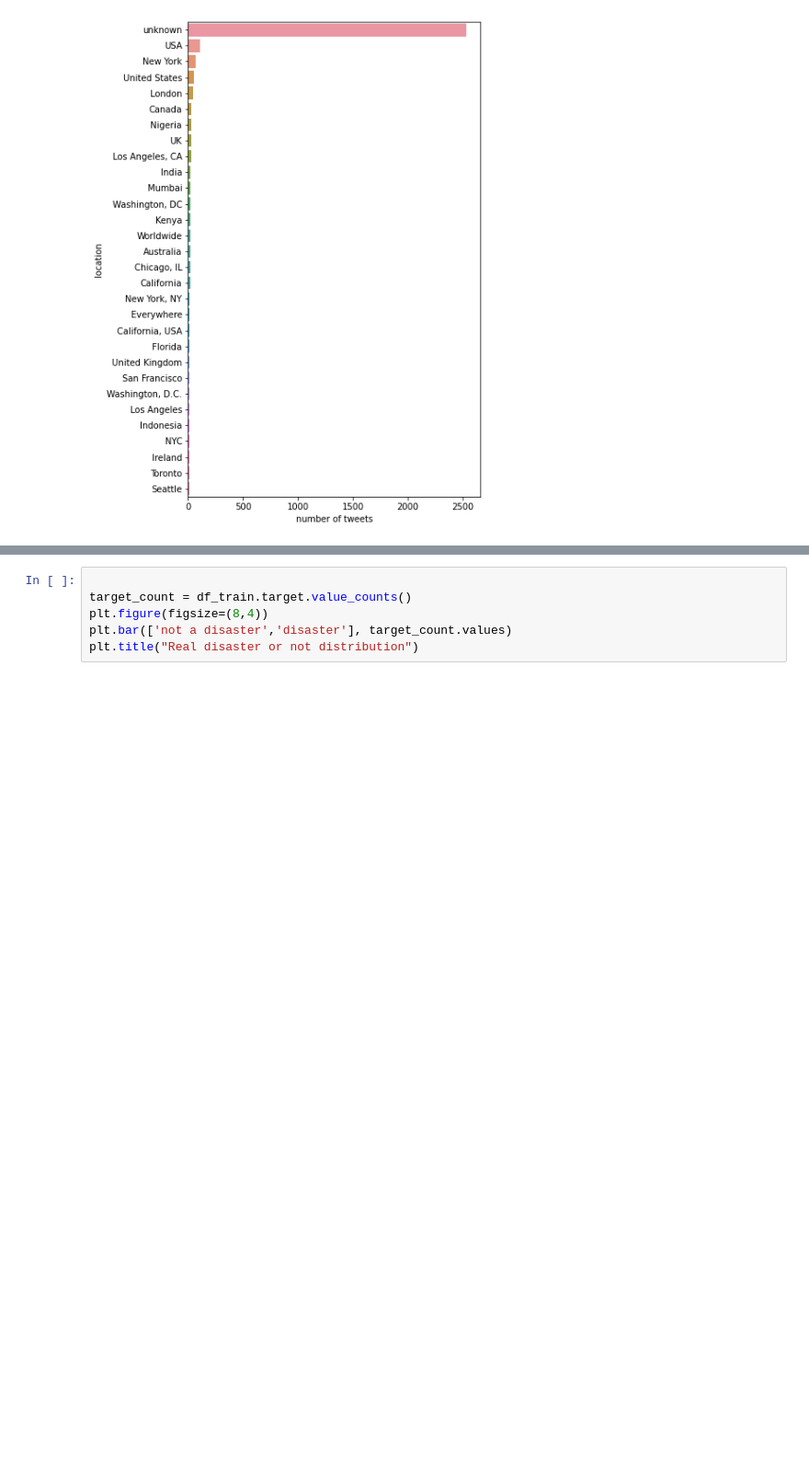
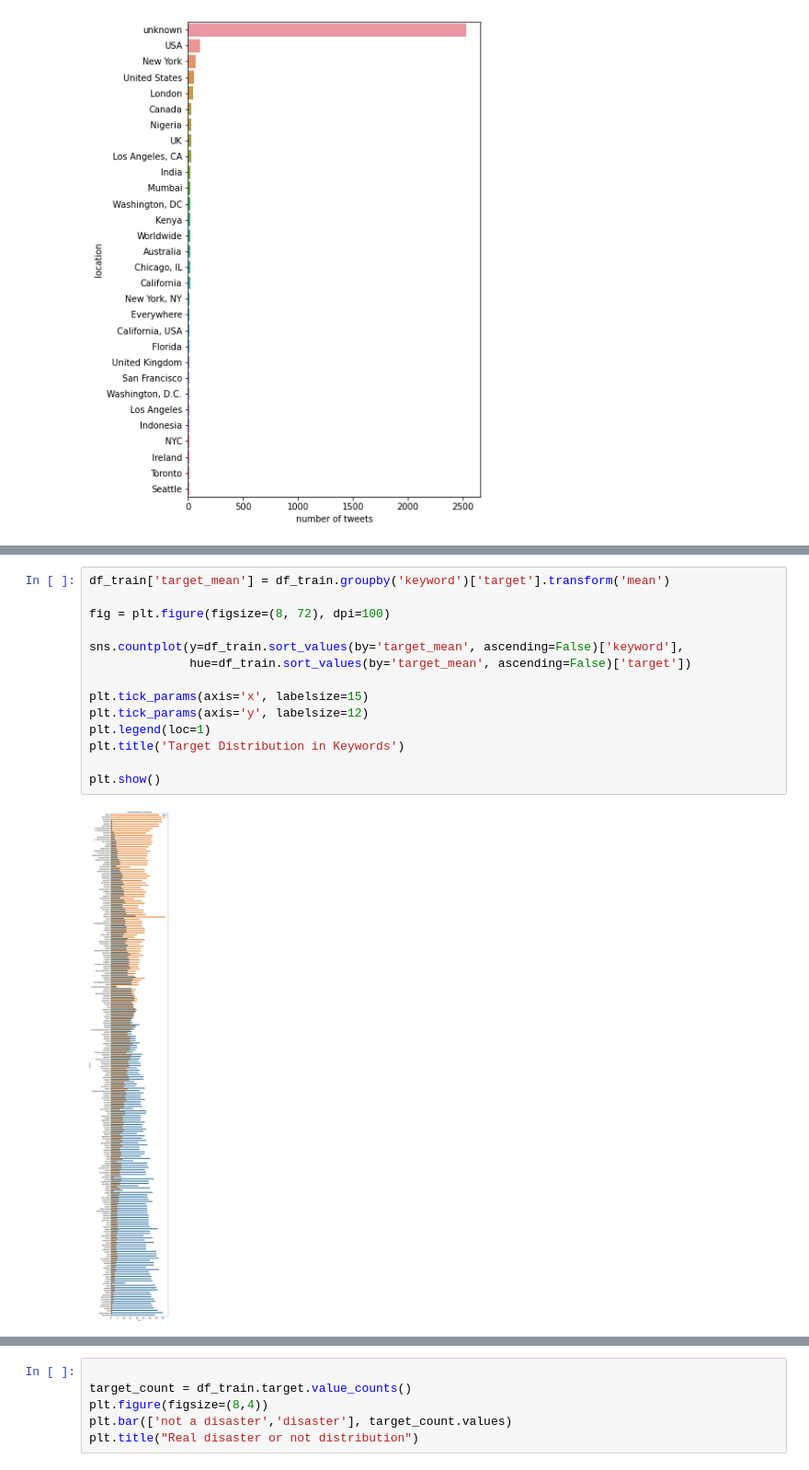
Before and after one commit to SINAABBASI/bertTweetClassification, a Jupyter notebook: main.ipynb, the cells around one changed output, grey strips where cells are left out. Shown at 92% size. Saved outputs shown, nothing was run; the diff lists cells and outputs as text; blank space fills up the shorter version.

```diff
--- a/main.ipynb
+++ b/main.ipynb
@@ -52 +60,17 @@ plt.xlabel('number of tweets');
+# %%
+df_train['target_mean'] = df_train.groupby('keyword')['target'].transform('mean')
+
+fig = plt.figure(figsize=(8, 72), dpi=100)
+
+sns.countplot(y=df_train.sort_values(by='target_mean', ascending=False)['keyword'],
+              hue=df_train.sort_values(by='target_mean', ascending=False)['target'])
+
+plt.tick_params(axis='x', labelsize=15)
+plt.tick_params(axis='y', labelsize=12)
+plt.legend(loc=1)
+plt.title('Target Distribution in Keywords')
+
+plt.show()
+# %% [output]
+[figure, added]
 # %%
```
Also changed, not shown: parts of 3 cells of this notebook.
